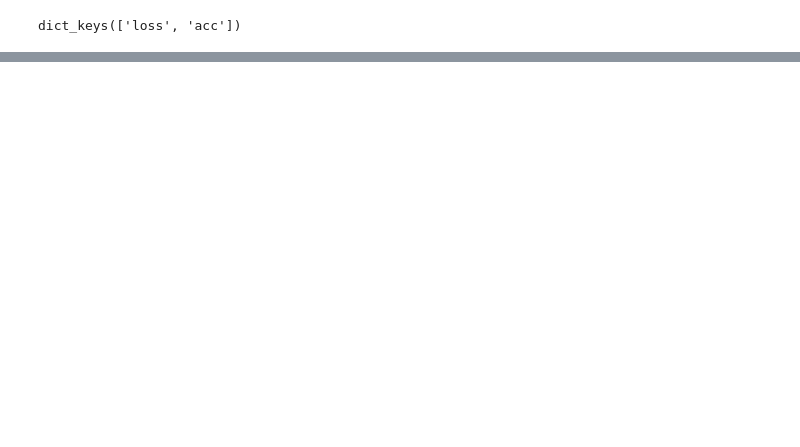
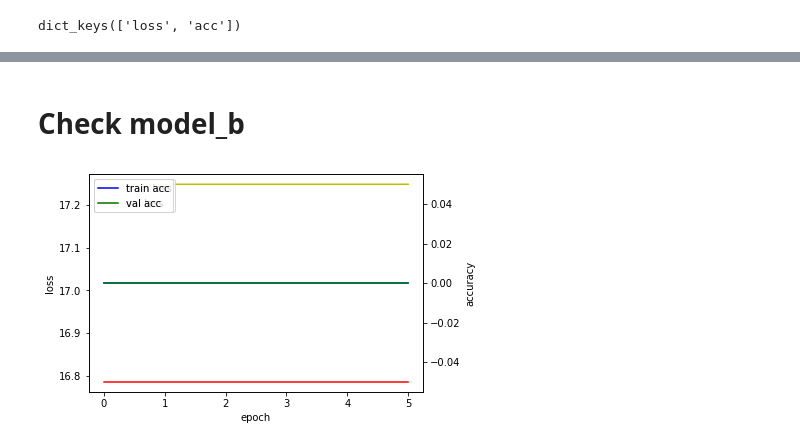
Before and after one commit to swarthyPig/Raspberry-Pi_DHT22_Weather_Station_with_AI, a Jupyter notebook: machine learning/Keras_MRL.ipynb, the cells around one changed output, grey strips where cells are left out. Saved outputs shown, nothing was run; the diff lists cells and outputs as text; code cells hidden in the pictures; blank space fills up the shorter version.

```diff
--- a/machine learning/Keras_MRL.ipynb
+++ b/machine learning/Keras_MRL.ipynb
@@ -163,0 +203,6 @@ plt.show()
+# %%
+# train model with all data
+model_s.fit(x_train, y_train, validation_split=0.25,
+            epochs=50, callbacks=callbacks_list)
+
+print('\nAccuracy: {:.4f}'.format(model_s.evaluate(x_test, y_test)))
@@ -163,0 +259,20 @@ plt.show()
+# %%
+# The EarlyStopping callback monitors training accuracy:
+# if it fails to improve for 3, 5 or 10 consecutive epochs,
+# training stops early
+# and save the best model
+callbacks_list = [
+    keras.callbacks.ModelCheckpoint(
+        filepath='best_model_b.{epoch:02d}-{val_loss:.2f}.h5',
+        monitor='val_loss', save_best_only=True),
+    keras.callbacks.EarlyStopping(monitor='val_loss', patience=5)  # monitor='acc', patience=3
+]
+# %%
+# compile model using mse as a measure of model performance
+model_b.compile(loss='mean_squared_error', optimizer='adam',
+              metrics=['accuracy'])   # loss='sparse_categorical_crossentropy', 'mean_squared_error'
+# %%
+hist = model_b.fit(x_train, y_train, validation_data=(x_test, y_test),epochs=100,
+                   batch_size=50, callbacks=callbacks_list)
+
+print('\nAccuracy: {:.4f}'.format(model_b.evaluate(x_test, y_test)[1]))
@@ -163,0 +362,20 @@ plt.show()
+# %% [markdown]
+# Check model_b
+# %%
+fig, loss_ax = plt.subplots()
+acc_ax = loss_ax.twinx()
+
+loss_ax.plot(hist.history['loss'], 'y', label='train loss')
+loss_ax.plot(hist.history['val_loss'], 'r', label='val loss')
+loss_ax.set_xlabel('epoch')
+loss_ax.set_ylabel('loss')
+loss_ax.legend(loc='upper left')
+
+acc_ax.plot(hist.history['acc'], 'b', label='train acc')
+acc_ax.plot(hist.history['val_acc'], 'g', label='val acc')
+acc_ax.set_ylabel('accuracy')
+acc_ax.legend(loc='upper left')
+
+plt.show()
+# %% [output]
+[figure, added]
```
Also changed, not shown: parts of 37 cells of this notebook.
